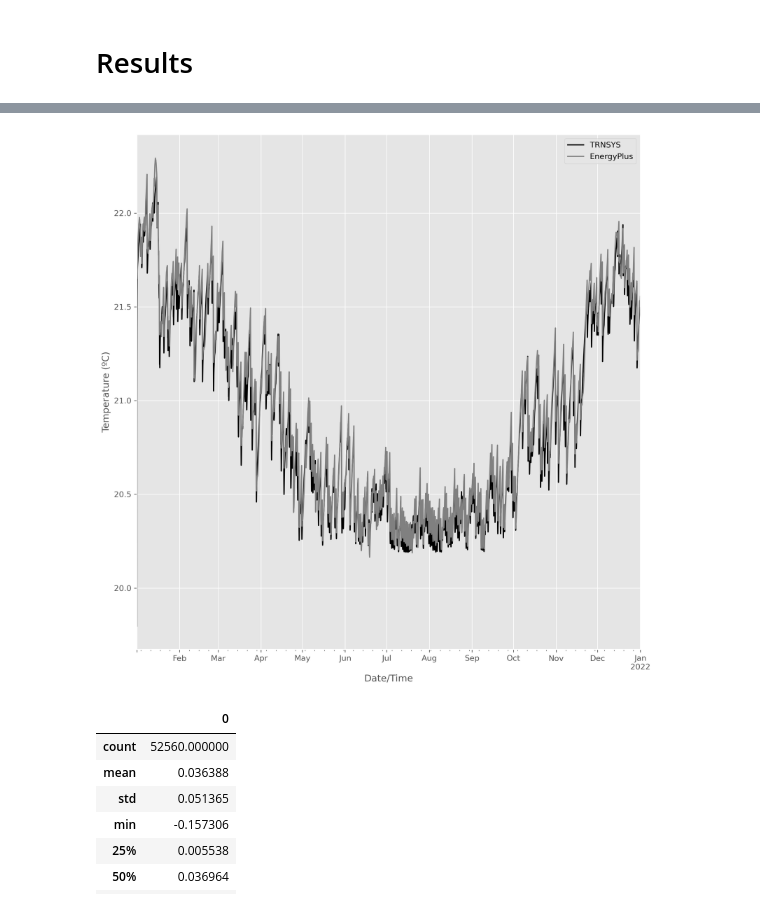
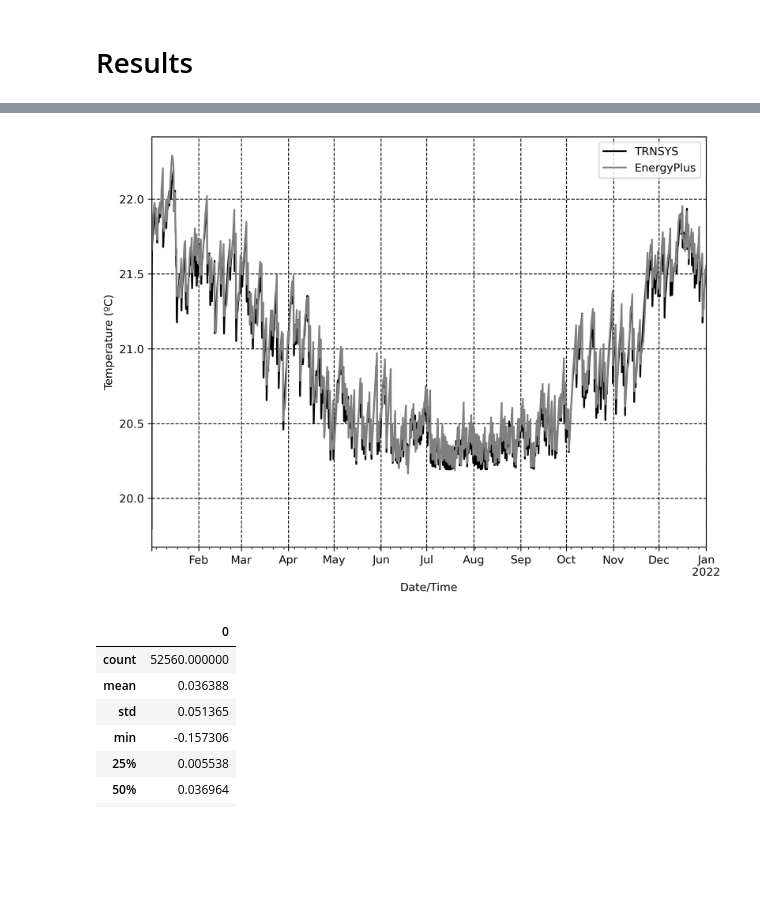
Before and after one commit to GLM-ETS/EnergyPlus-Type-205, a Jupyter notebook: Trial_1.ipynb, the cells around one changed output, grey strips where cells are left out. Saved outputs shown, nothing was run; the diff lists cells and outputs as text; code cells hidden in the pictures; blank space fills up the shorter version.

```diff
--- a/Trial_1.ipynb
+++ b/Trial_1.ipynb
@@ -89,16 +84,21 @@ c = pd.read_csv("t_veg.txt",names=["time","temp",1], sep="\t", index_col=0).drop
 c = c.iloc[1:,:]
 c.index = df.index
 # %%
-fig, ax = plt.subplots(1,1,figsize = (10,10),dpi=300)
+plt.rcParams["font.family"] = "serif"
+plt.rcParams["font.serif"] = ["Times New Roman"]
+plt.style.use('default')
+
+fig, ax = plt.subplots(1,1,figsize = (8,6),dpi=300)
 ax.ticklabel_format(useOffset=False)
 c.plot(ax=ax, color="k")
 ax.set_ylabel("Temperature (ºC)")
 df["Vegetation Temperature:PythonPlugin:OutputVariable [C](TimeStep)"].plot(ax=ax,color='grey')
 plt.legend(["TRNSYS","EnergyPlus"])
 plt.tight_layout()
+ax.grid(color="k", linestyle='--')
 plt.savefig("comp.png")
 # %% [output]
-[figure, old version]
+[figure, new version]
 # %%
 dd = df["Vegetation Temperature:PythonPlugin:OutputVariable [C](TimeStep)"].values - c.values.reshape(1,-1)
 # %%
```
Also changed, not shown: parts of 5 cells of this notebook, 2 other files.
